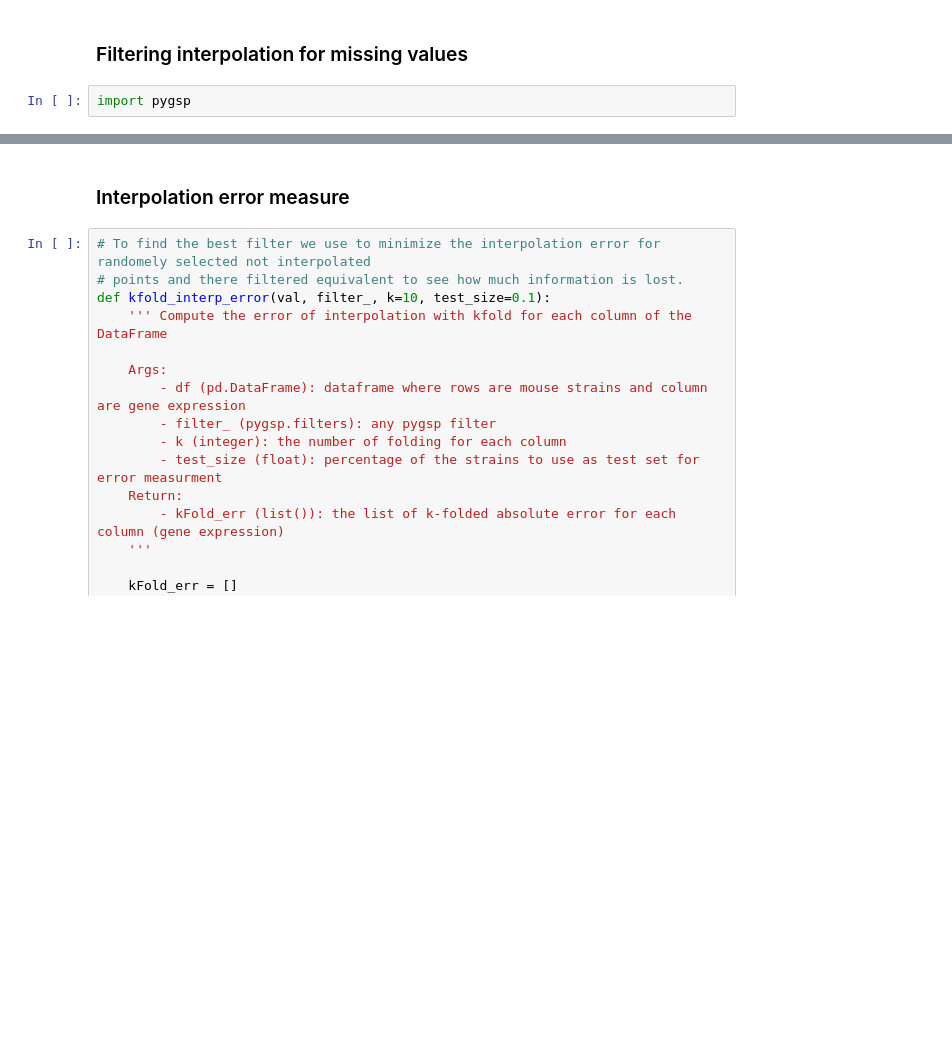
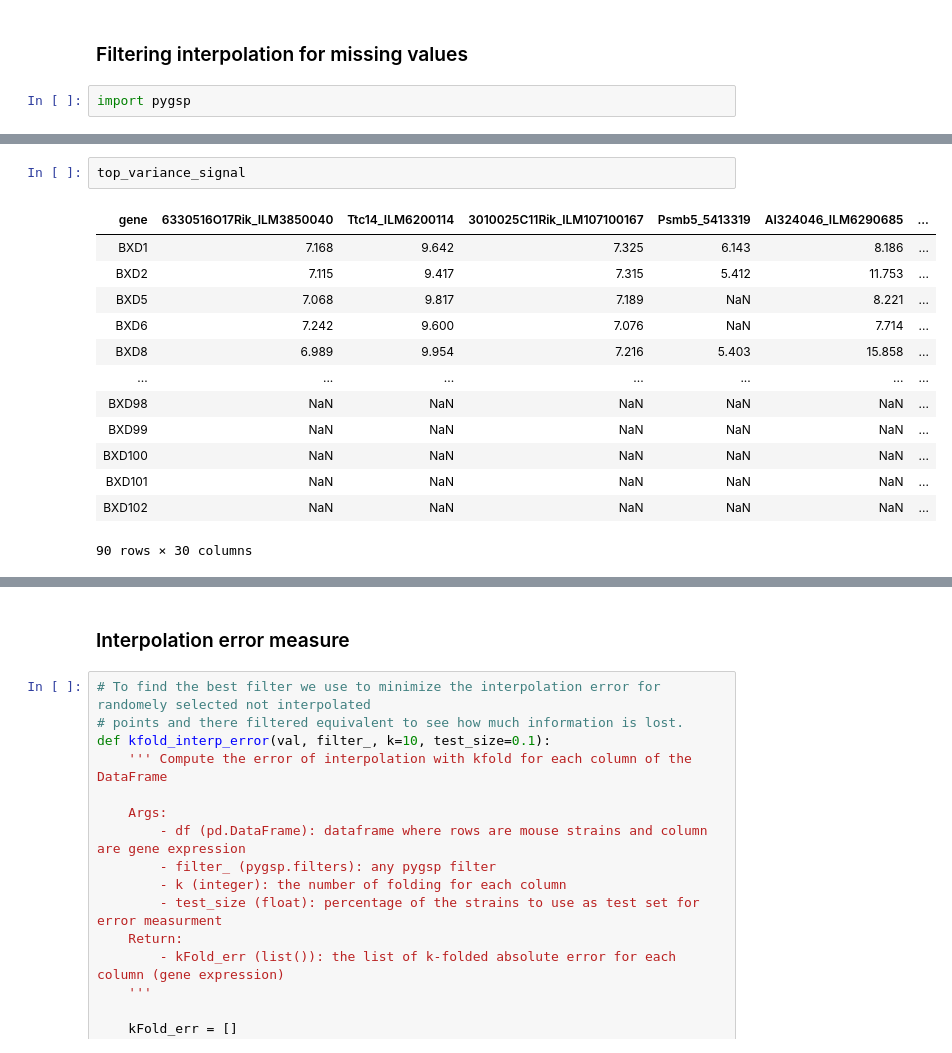
Before and after one commit to raphaelreiss/Network_tour_of_mice_genetics, a Jupyter notebook: Graph_Analysis_Mice_Genetics.ipynb, the cells around one changed output, grey strips where cells are left out. Drawn from its saved outputs; the diff is of its cells as text; blank space fills up the shorter version.

```diff
--- a/Graph_Analysis_Mice_Genetics.ipynb
+++ b/Graph_Analysis_Mice_Genetics.ipynb
@@ -785,0 +811,16 @@ array([[7.168     , 9.642     , 7.325     , ..., 9.883     , 7.106     ,
+# %%
+top_variance_signal
+# %% [output]
+| gene | 6330516O17Rik_ILM3850040 | Ttc14_ILM6200114 | 3010025C11Rik_ILM107100167 | Psmb5_5413319 | AI324046_ILM6290685 | ... |
+| BXD1 | 7.168 | 9.642 | 7.325 | 6.143 | 8.186 | ... |
+| BXD2 | 7.115 | 9.417 | 7.315 | 5.412 | 11.753 | ... |
+| BXD5 | 7.068 | 9.817 | 7.189 | NaN | 8.221 | ... |
+| BXD6 | 7.242 | 9.600 | 7.076 | NaN | 7.714 | ... |
+| BXD8 | 6.989 | 9.954 | 7.216 | 5.403 | 15.858 | ... |
+| ... | ... | ... | ... | ... | ... | ... |
+| BXD98 | NaN | NaN | NaN | NaN | NaN | ... |
+| BXD99 | NaN | NaN | NaN | NaN | NaN | ... |
+| BXD100 | NaN | NaN | NaN | NaN | NaN | ... |
+| BXD101 | NaN | NaN | NaN | NaN | NaN | ... |
+| BXD102 | NaN | NaN | NaN | NaN | NaN | ... |
+90 rows × 30 columns
```
Also changed, not shown: parts of 15 cells of this notebook.
